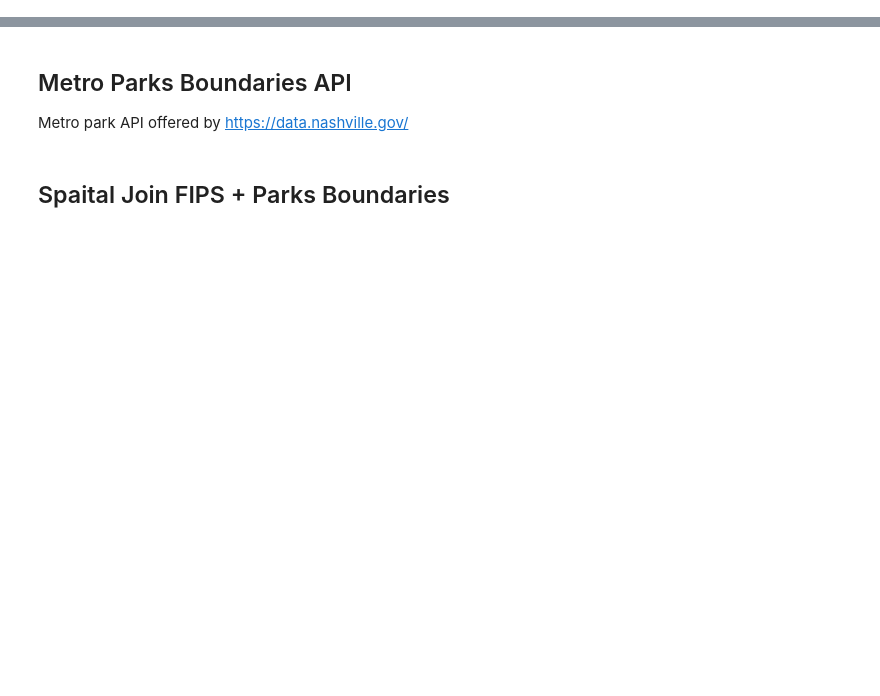
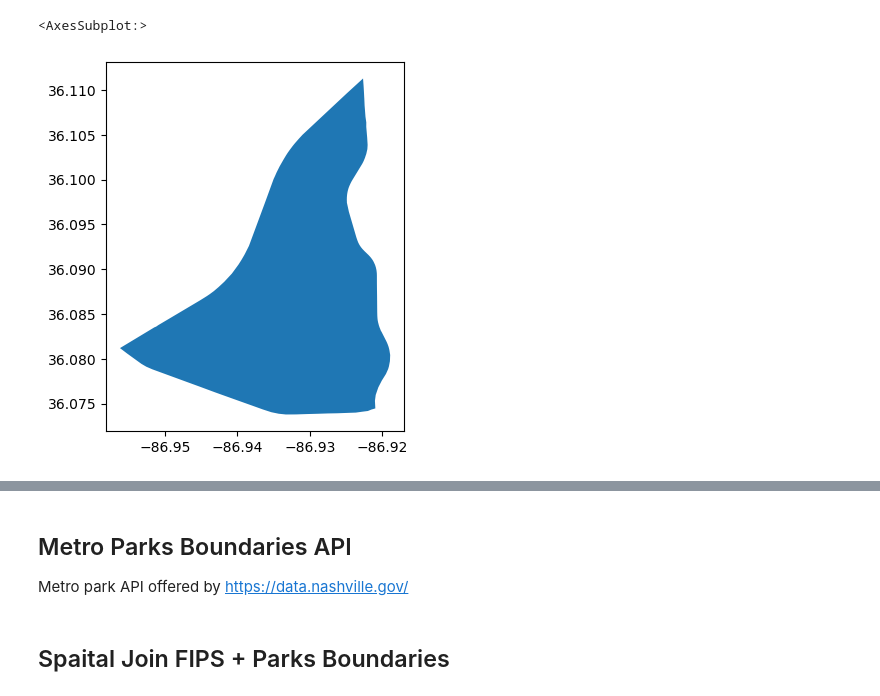
Before and after one commit to b-h-kim/do_parks_gentrify_our_neighborhood, a Jupyter notebook: scripts/scripts.ipynb, the cells around one changed output, grey strips where cells are left out. Saved outputs shown, nothing was run; the diff lists cells and outputs as text; code cells hidden in the pictures; blank space fills up the shorter version.

```diff
--- a/scripts/scripts.ipynb
+++ b/scripts/scripts.ipynb
@@ -9,0 +43,5 @@ import math
+# %%
+fips_2019.loc[fips_2019['name'].str.contains('Census Tract 184.01')].plot()
+# %% [output]
+<AxesSubplot:>
+[figure, added]
```
Also changed, not shown: parts of 106 cells of this notebook, 6 other files.
